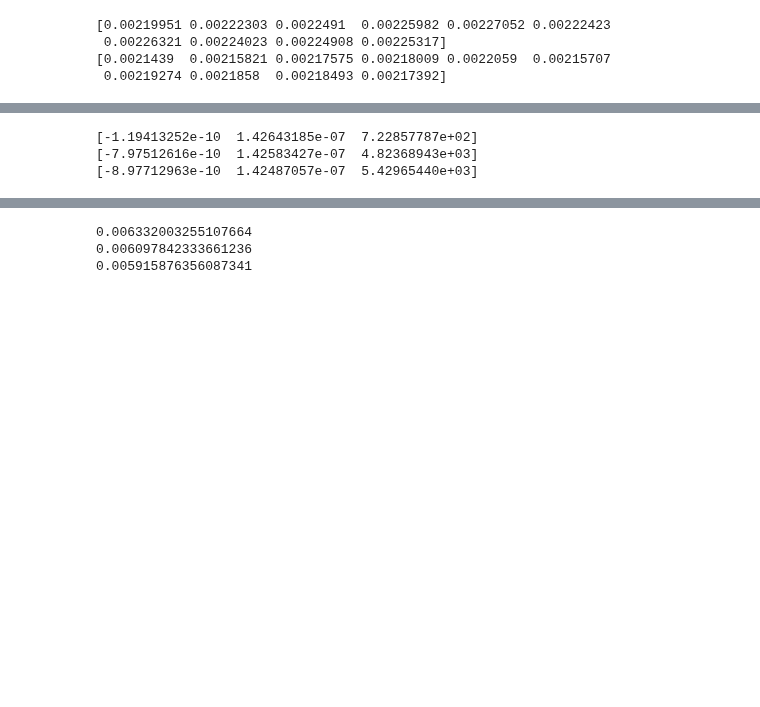
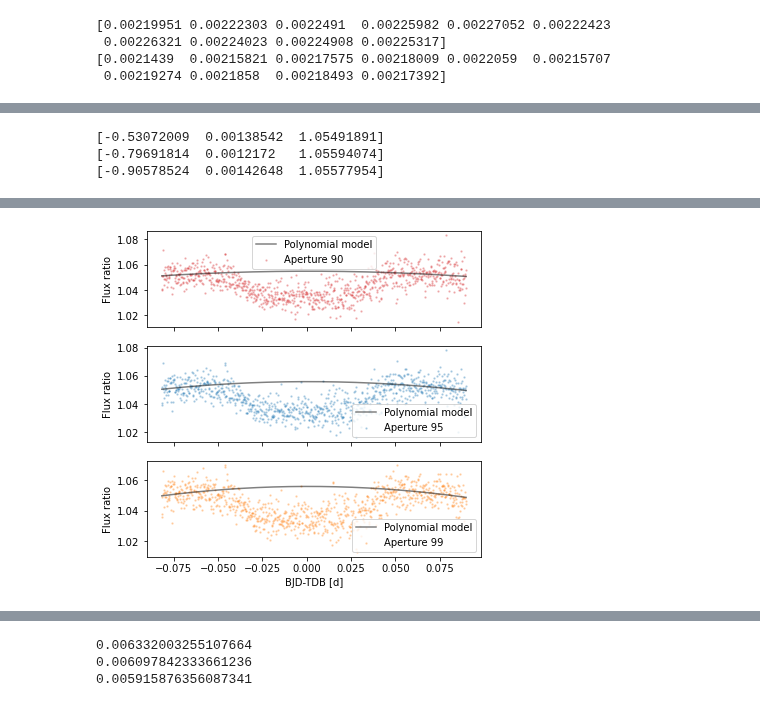
Before and after one commit to blackbianca/WASP-44-b, a Jupyter notebook: notebooks/TASTE analysis/TASTE 03 - analysis of sentinel output.ipynb, the cells around one changed output, grey strips where cells are left out. Drawn from its saved outputs; the diff is of its cells as text; code cells hidden in the pictures; blank space fills up the shorter version.

Commit message:
correct TASTE polyfit

```diff
--- a/notebooks/TASTE analysis/TASTE 03 - analysis of sentinel output.ipynb
+++ b/notebooks/TASTE analysis/TASTE 03 - analysis of sentinel output.ipynb
@@ -509,33 +500,33 @@ plt.show()
 
 #https://numpy.org/doc/stable/reference/generated/numpy.polyfit.html
 
-coeff_ap00 = np.polyfit(bjd_tdb[out_of_transit2], sentinel_data2[out_of_transit2,16], 2)
-coeff_ap01 = np.polyfit(bjd_tdb[out_of_transit], sentinel_data[out_of_transit,16], 2)
-coeff_ap02 = np.polyfit(bjd_tdb[out_of_transit], sentinel_data[out_of_transit,17], 2)
+coeff_ap00 = np.polyfit(bjd_tdb[out_of_transit2]-2459174.318, sentinel_data2[out_of_transit2,16], 2)
+coeff_ap01 = np.polyfit(bjd_tdb[out_of_transit]-2459174.318, sentinel_data[out_of_transit,16], 2)
+coeff_ap02 = np.polyfit(bjd_tdb[out_of_transit]-2459174.318, sentinel_data[out_of_transit,17], 2)
 #ax^2 + bx + c
 print(coeff_ap00)
 print(coeff_ap01)
 print(coeff_ap02)
 
-poly_ap00 = np.polyval(coeff_ap00, bjd_tdb)
-poly_ap01 = np.polyval(coeff_ap01, bjd_tdb)
-poly_ap02 = np.polyval(coeff_ap02, bjd_tdb)
+poly_ap00 = np.polyval(coeff_ap00, bjd_tdb-2459174.318)
+poly_ap01 = np.polyval(coeff_ap01, bjd_tdb-2459174.318)
+poly_ap02 = np.polyval(coeff_ap02, bjd_tdb-2459174.318)
 
 
 
 fig, (ax0,ax1,ax2) = plt.subplots(nrows=3, sharex=True, figsize=(6,6))
 
-ax0.scatter(bjd_tdb, sentinel_data2[:,16] , c='k', s=2, alpha=0.15, label='Aperture 90')
-ax1.scatter(bjd_tdb, sentinel_data[:,16] , c='k', s=2, alpha=0.15, label='Aperture 95')
-ax2.scatter(bjd_tdb, sentinel_data[:,17] , c='k', s=2, alpha=0.15, label='Aperture 99')
+#ax0.scatter(bjd_tdb-2459174.318, sentinel_data2[:,16] , c='k', s=2, alpha=0.15, label='Aperture 90')
+#ax1.scatter(bjd_tdb-2459174.318, sentinel_data[:,16] , c='k', s=2, alpha=0.15, label='Aperture 95')
+#ax2.scatter(bjd_tdb-2459174.318, sentinel_data[:,17] , c='k', s=2, alpha=0.15, label='Aperture 99')
 
-ax0.scatter(bjd_tdb, sentinel_data2[:,16] , c='C3', s=2, alpha=0.25, label='Aperture 90')
-ax1.scatter(bjd_tdb, sentinel_data[:,16] , c='C0', s=2, alpha=0.25, label='Aperture 95')
-ax2.scatter(bjd_tdb, sentinel_data[:,17] , c='C1', s=2, alpha=0.25, label='Aperture 99')
+ax0.scatter(bjd_tdb-2459174.318, sentinel_data2[:,16] , c='C3', s=2, alpha=0.25, label='Aperture 90')
+ax1.scatter(bjd_tdb-2459174.318, sentinel_data[:,16] , c='C0', s=2, alpha=0.25, label='Aperture 95')
+ax2.scatter(bjd_tdb-2459174.318, sentinel_data[:,17] , c='C1', s=2, alpha=0.25, label='Aperture 99')
 
-ax0.plot(bjd_tdb, poly_ap00, color='k', alpha=0.5, label='Polynomial model')
-ax1.plot(bjd_tdb, poly_ap01, color='k', alpha=0.5, label='Polynomial model')
-ax2.plot(bjd_tdb, poly_ap02 , color='k', alpha=0.5, label='Polynomial model')
+ax0.plot(bjd_tdb-2459174.318, poly_ap00, color='k', alpha=0.5, label='Polynomial model')
+ax1.plot(bjd_tdb-2459174.318, poly_ap01, color='k', alpha=0.5, label='Polynomial model')
+ax2.plot(bjd_tdb-2459174.318, poly_ap02 , color='k', alpha=0.5, label='Polynomial model')
 
 
 # mind the difference with plt.xlabel
@@ -551,6 +542,6 @@ ax1.legend()
 ax2.legend()
 plt.show()
 # %% [output]
-[-1.19413252e-10  1.42643185e-07  7.22857787e+02]
-[-7.97512616e-10  1.42583427e-07  4.82368943e+03]
-[-8.97712963e-10  1.42487057e-07  5.42965440e+03]
+[-0.53072009  0.00138542  1.05491891]
+[-0.79691814  0.0012172   1.05594074]
+[-0.90578524  0.00142648  1.05577954]
@@ -559,3 +548,4 @@ plt.show()
+[figure, added]
 # %%
 fig, (ax0,ax1,ax2) = plt.subplots(nrows=3, sharex=True, figsize=(6,6))
 
```
Also changed, not shown: parts of 12 cells of this notebook, 2 other files.
